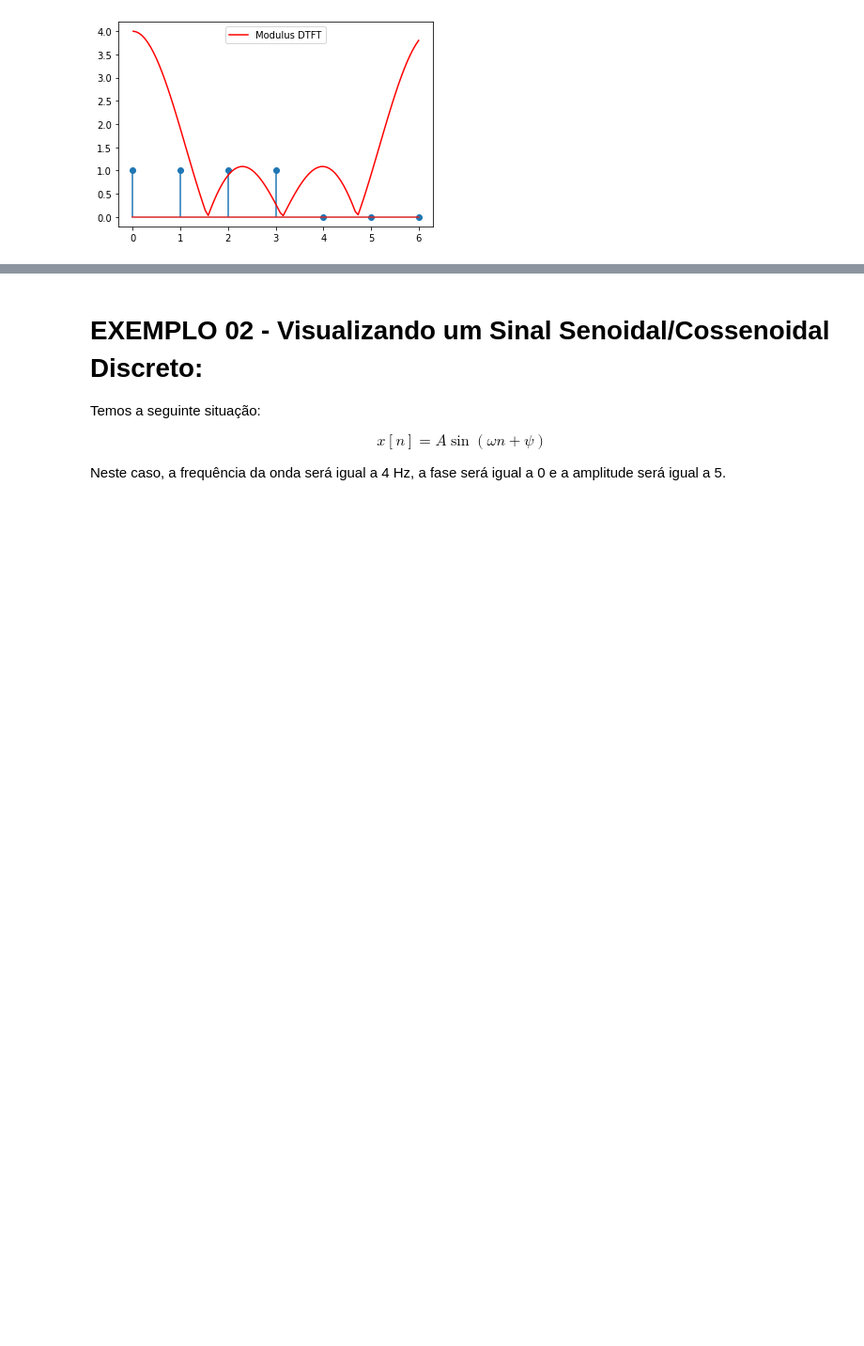
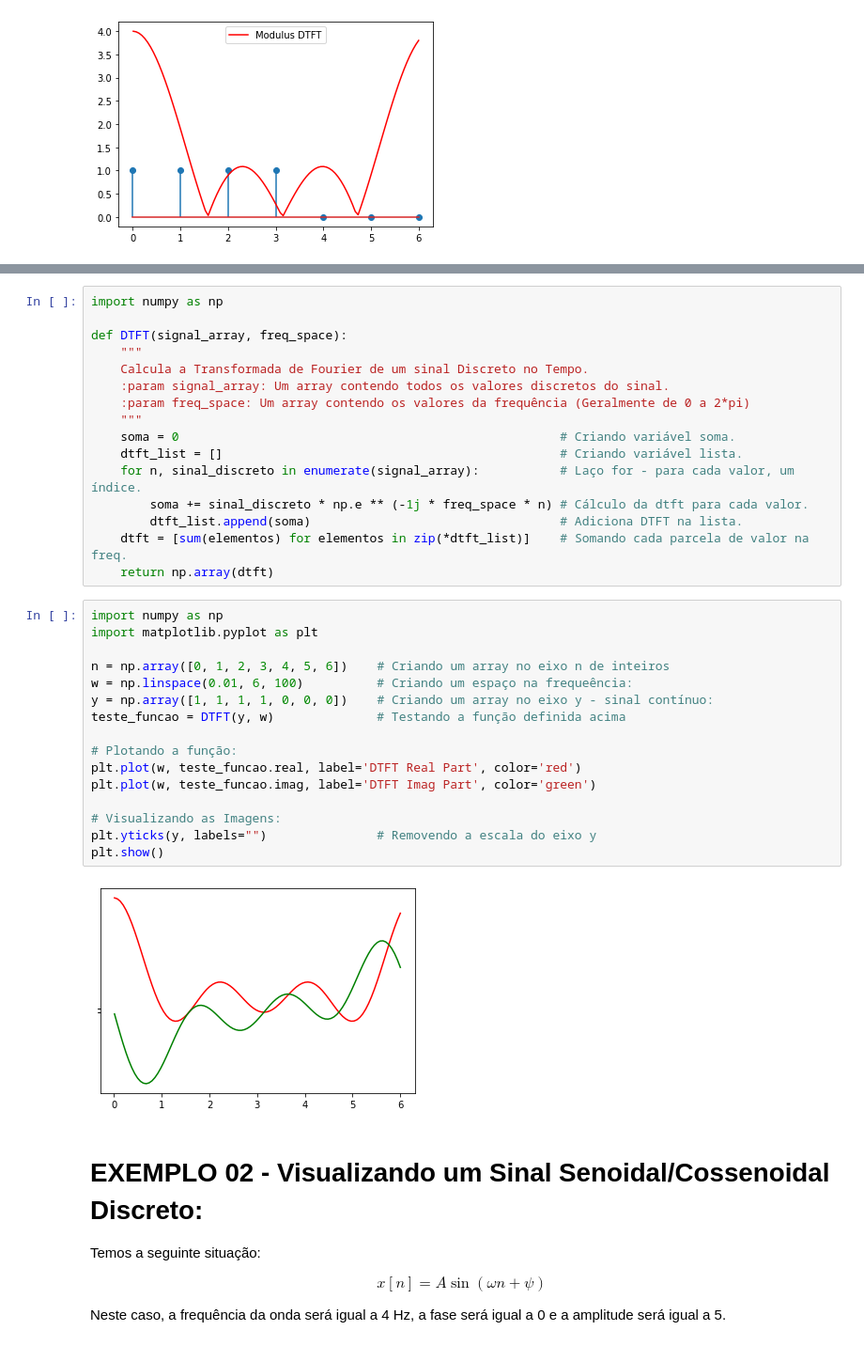
Before and after one commit to leonardoSaaads/ProcessamentoDigitalSinais, a Jupyter notebook: Unidade 1/DTFT.ipynb, the cells around one changed output, grey strips where cells are left out. Shown at 94% size. Saved outputs shown, nothing was run; the diff lists cells and outputs as text; blank space fills up the shorter version.

```diff
--- a/Unidade 1/DTFT.ipynb
+++ b/Unidade 1/DTFT.ipynb
@@ -89,3 +99,37 @@ plt.show()
+# %%
+import numpy as np
+
+def DTFT(signal_array, freq_space):
+    """
+    Calcula a Transformada de Fourier de um sinal Discreto no Tempo.
+    :param signal_array: Um array contendo todos os valores discretos do sinal.
+    :param freq_space: Um array contendo os valores da frequência (Geralmente de 0 a 2*pi)
+    """
+    soma = 0                                                    # Criando variável soma.
+    dtft_list = []                                              # Criando variável lista.
+    for n, sinal_discreto in enumerate(signal_array):           # Laço for - para cada valor, um índice.
+        soma += sinal_discreto * np.e ** (-1j * freq_space * n) # Cálculo da dtft para cada valor.
+        dtft_list.append(soma)                                  # Adiciona DTFT na lista.
+    dtft = [sum(elementos) for elementos in zip(*dtft_list)]    # Somando cada parcela de valor na freq.
+    return np.array(dtft)
+# %%
+import numpy as np
+import matplotlib.pyplot as plt
+
+n = np.array([0, 1, 2, 3, 4, 5, 6])    # Criando um array no eixo n de inteiros
+w = np.linspace(0.01, 6, 100)          # Criando um espaço na frequeência:
+y = np.array([1, 1, 1, 1, 0, 0, 0])    # Criando um array no eixo y - sinal contínuo:
+teste_funcao = DTFT(y, w)              # Testando a função definida acima
+
+# Plotando a função:
+plt.plot(w, teste_funcao.real, label='DTFT Real Part', color='red')
+plt.plot(w, teste_funcao.imag, label='DTFT Imag Part', color='green')
+
+# Visualizando as Imagens:
+plt.yticks(y, labels="")               # Removendo a escala do eixo y
+plt.show()
+# %% [output]
+[figure, added]
 # %% [markdown]
 #  EXEMPLO 02 - Visualizando um Sinal Senoidal/Cossenoidal Discreto:
 
```
Also changed, not shown: parts of 4 cells of this notebook.
